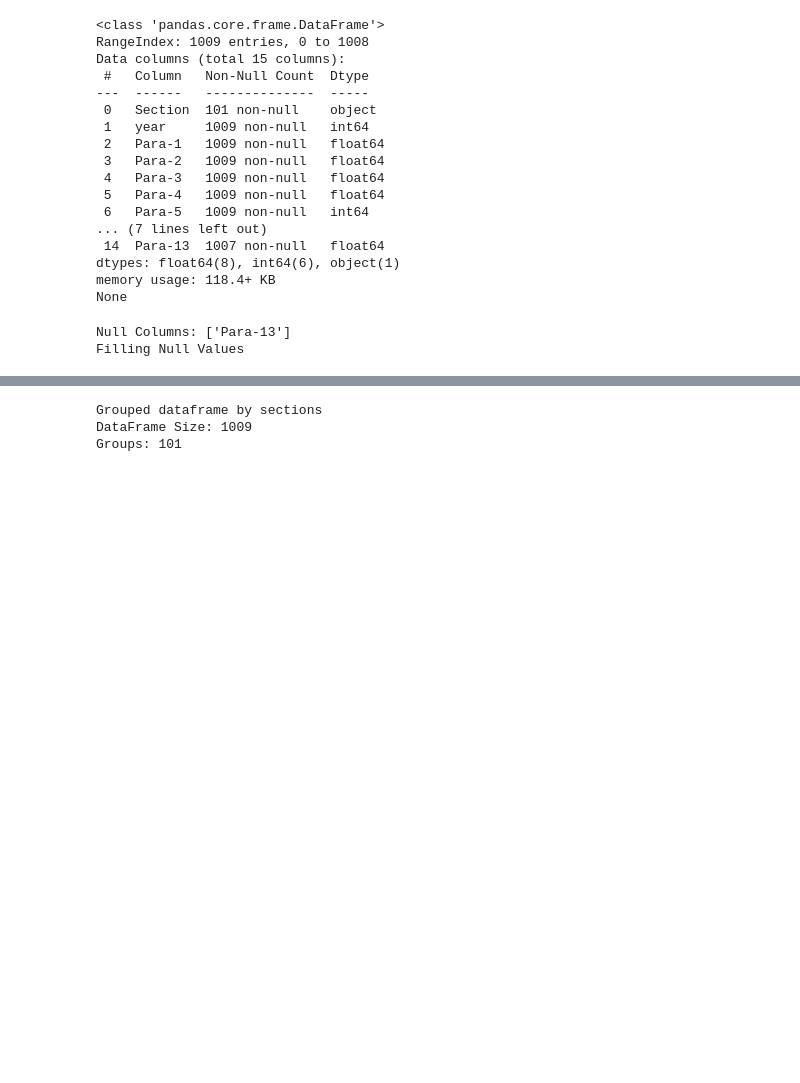
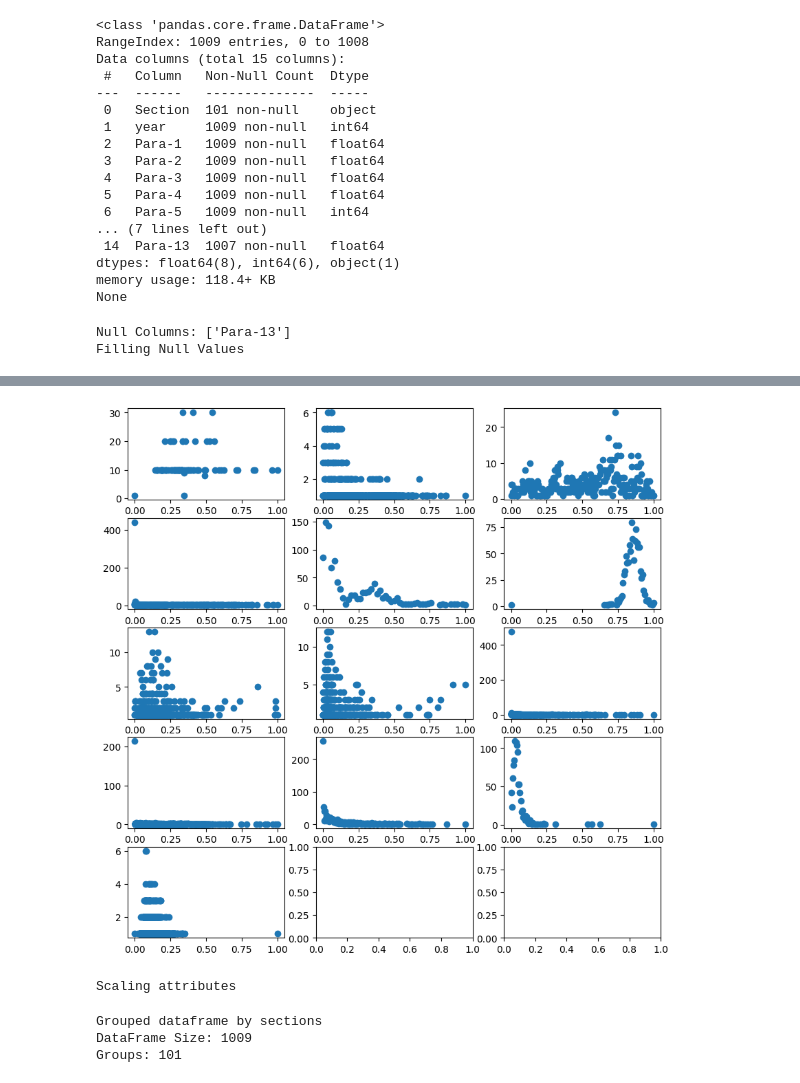
Before and after one commit to aviral1599/TSAI, a Jupyter notebook: TS2.ipynb, the cells around one changed output, grey strips where cells are left out. Drawn from its saved outputs; the diff is of its cells as text; code cells hidden in the pictures; blank space fills up the shorter version.

Commit message:
Added scaling

```diff
--- a/TS2.ipynb
+++ b/TS2.ipynb
@@ -76,11 +78,21 @@ Filling Null Values
 # %%
-# fig, axs = plt.subplots(5, 3, figsize=(10,10))
-# x, y = 0,-1
-# for i in range(13):
-#     x = i//3
-#     y = i%3
-#     col = df.columns[i+2]
-#     axs[x,y].scatter(df[col].value_counts().index, df[col].value_counts())
+fig, axs = plt.subplots(5, 3, figsize=(10,10))
+x, y = 0,-1
+for i in range(13):
+    x = i//3
+    y = i%3
+    col = df.columns[i+2]
+    axs[x,y].scatter(df[col].value_counts().index, df[col].value_counts())
+# %% [output]
+[figure, added]
+# %%
+print('Scaling attributes')
+scalar = {}
+for column in df.columns[2:]:
+    scalar[column] = MinMaxScaler()
+    df[column] = scalar[column].fit_transform(df[column].values.reshape(-1,1))
+# %% [output]
+Scaling attributes
 # %%
 df['Section'].ffill(inplace=True)
 df_sections = df.groupby('Section', dropna=False)
```
Also changed, not shown: parts of 8 cells of this notebook, 11 other files.
